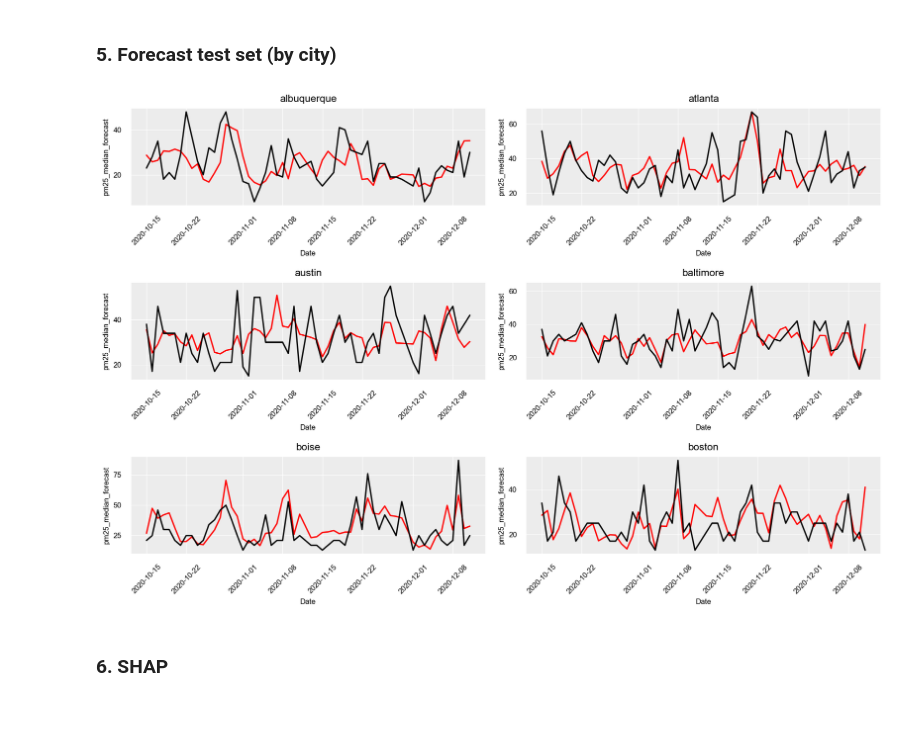
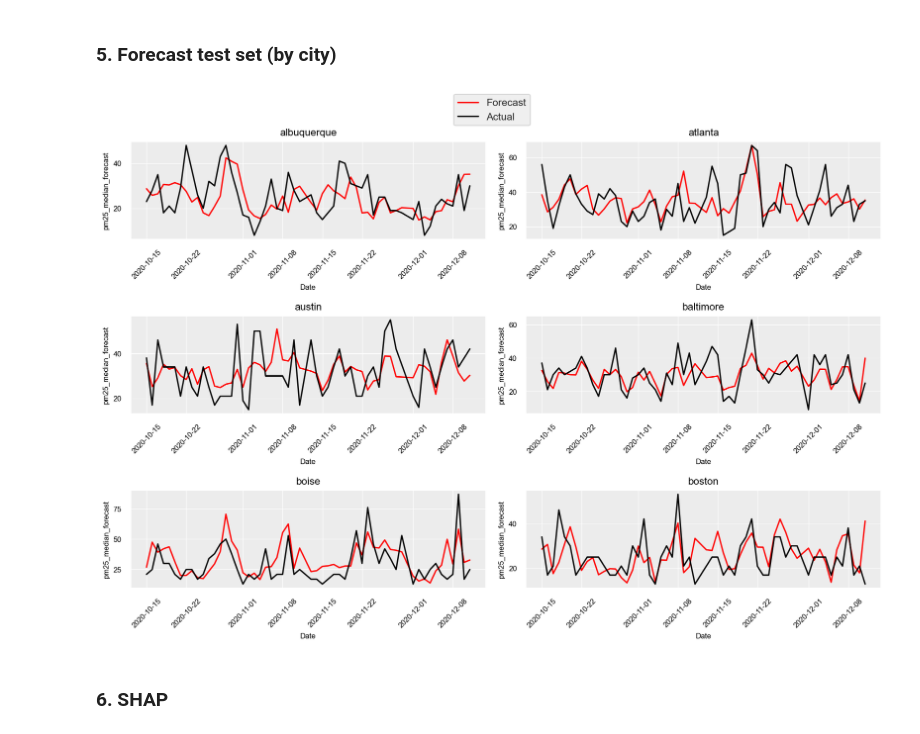
Before and after one commit to ghginm/Air-Quality-Forecasting-System, a Jupyter notebook: inference_eda.ipynb, the cells around one changed output. Drawn from its saved outputs; the diff is of its cells as text; code cells hidden in the pictures.

```diff
--- a/inference_eda.ipynb
+++ b/inference_eda.ipynb
@@ -228,12 +228,17 @@ with plt.rc_context(rc = {'figure.dpi': 150, 'axes.labelsize': 9,
 
     for model, ax in zip(data_gr['model_type'].unique(), ax_flat):
         df = data_gr[data_gr['model_type'] == model]
-        sns.lineplot(ax=ax, x=df['Date'], y=df['pm25_median_forecast'], color='red')
-        sns.lineplot(ax=ax, x=df['Date'], y=df['pm25_median'], color='black')
+        line1 = sns.lineplot(ax=ax, x=df['Date'], y=df['pm25_median_forecast'], color='red')
+        line2 = sns.lineplot(ax=ax, x=df['Date'], y=df['pm25_median'], color='black')
 
         ax.set_title(str(model), fontsize=11, color='black')
         plt.setp(ax.get_xticklabels(), rotation=45)
 
+    # Legend
+    handles, labels = ax.get_legend_handles_labels()
+    fig.legend([line1.lines[0], line1.lines[1]], ['Forecast', 'Actual'],
+               loc='upper center', bbox_to_anchor=(0.5, 1.05))
+
 plt.tight_layout()
 plt.show()
 # %% [output]
@@ -274,21 +279,27 @@ data_gr = data_gr[data_gr['City'].isin(data_gr['City'].unique()[0:6])]
 # %%
 with plt.rc_context(rc = {'figure.dpi': 150, 'axes.labelsize': 8,
                           'xtick.labelsize': 8, 'ytick.labelsize': 8}):
 
     fig, axes = plt.subplots(3, 2, figsize = (12, 8))
     ax_flat = axes.flatten()
 
     for model, ax in zip(data_gr['City'].unique(), ax_flat):
         df = data_gr[data_gr['City'] == model]
-        sns.lineplot(ax=ax, x=df['Date'], y=df['pm25_median_forecast'], color='red')
-        sns.lineplot(ax=ax, x=df['Date'], y=df['pm25_median'], color='black')
+        line1 = sns.lineplot(ax=ax, x=df['Date'], y=df['pm25_median_forecast'], color='red')
+        line2 = sns.lineplot(ax=ax, x=df['Date'], y=df['pm25_median'], color='black')
 
         ax.set_title(str(model), fontsize=11, color='black')
         plt.setp(ax.get_xticklabels(), rotation=45)
 
+    # Legend
+    handles, labels = ax.get_legend_handles_labels()
+    fig.legend([line1.lines[0], line1.lines[1]], ['Forecast', 'Actual'],
+               loc='upper center', bbox_to_anchor=(0.5, 1.05))
+
+
 plt.tight_layout()
 plt.show()
 # %% [output]
-[figure, old version]
+[figure, new version]
 # %% [markdown]
 ### 6. SHAP
```
Also changed, not shown: parts of 3 cells of this notebook, 2 other files.
